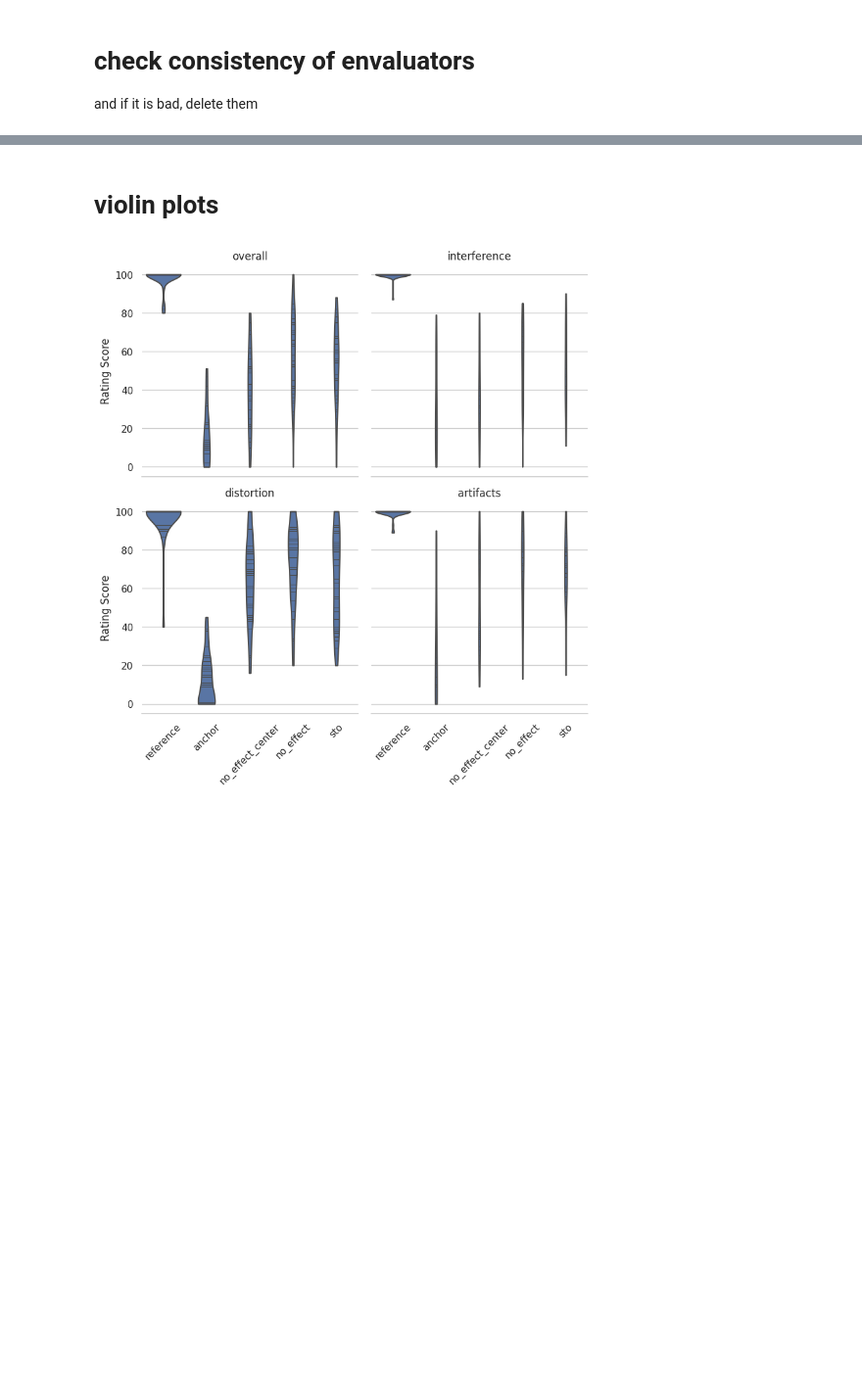
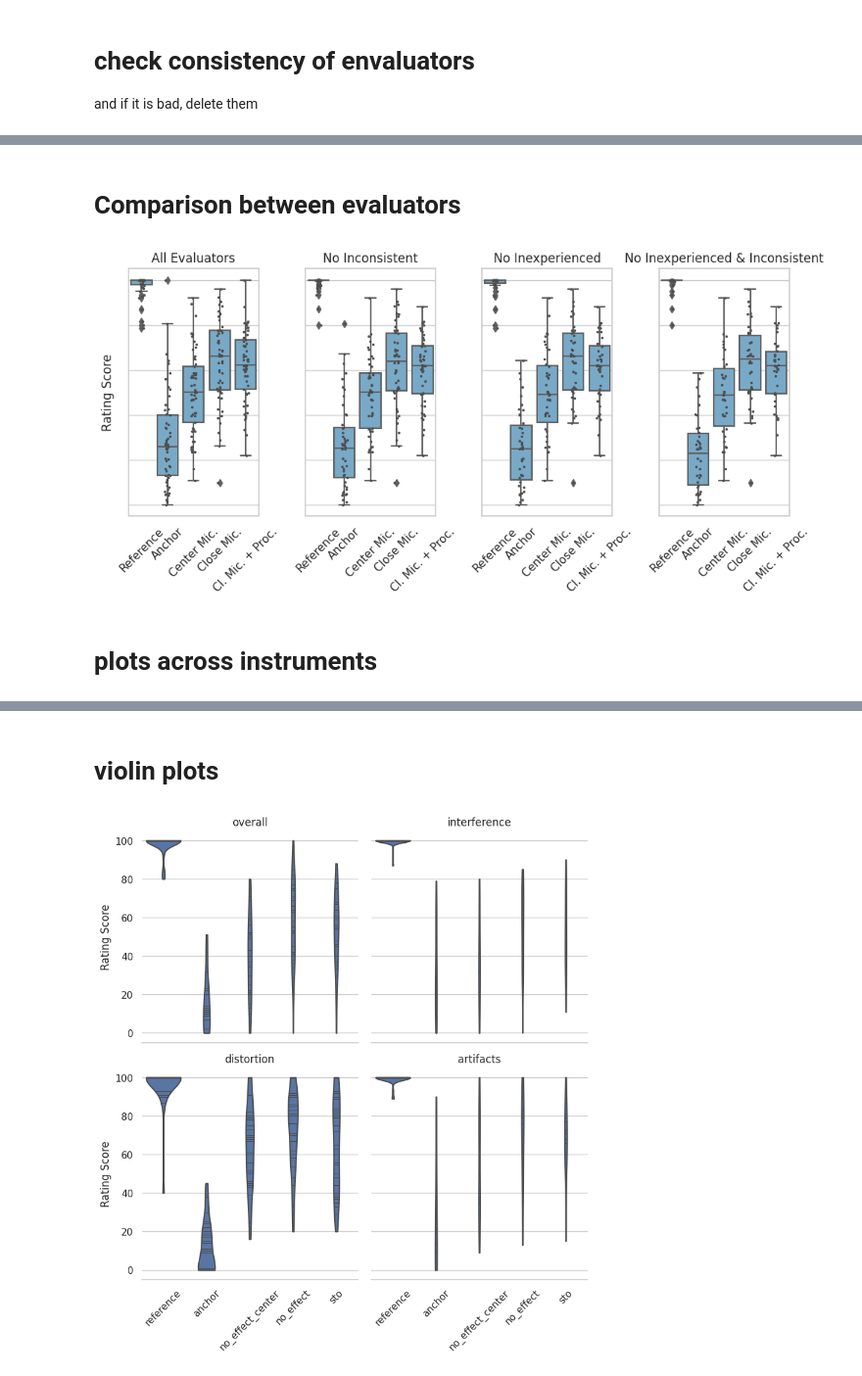
Before and after one commit to PierreChouteau/PAM_P3S, a Jupyter notebook: webmushra_analysis_test.ipynb, the cells around one changed output, grey strips where cells are left out. Shown at 98% size. Cells and saved outputs as stored; diff of their text form; code cells hidden in the pictures; blank space fills up the shorter version.

```diff
--- a/webmushra_analysis_test.ipynb
+++ b/webmushra_analysis_test.ipynb
@@ -197,0 +295,57 @@ come.peladeau@atiam.fr
+# %% [markdown]
+# Comparison between evaluators
+# %%
+def plot_evaluators_comparison_boxplots(data, data_no_inconsistent, data_no_inexperienced, data_no_inexperienced_no_inconsistent,
+                                        save_fig=False, save_path="ratings_boxplot.png", show_fig=False):
+    # Plot the boxplots
+    fig, axs = plt.subplots(ncols=4, figsize=(10,5))
+    sns.set(style="whitegrid")
+    stimuli_order = ['reference', 'anchor', 'no_effect_center', 'no_effect', 'sto']
+    # overall_data = data[data['trial_id'] == 'overall']
+    # sns.boxplot(x='rating_stimulus', y='rating_score', data=overall_data,
+    #             order=stimuli_order, ax=axs[0], palette=sns.color_palette("Blues", 1))
+    # sns.stripplot(x='rating_stimulus', y='rating_score', data=overall_data,
+    #                 order=stimuli_order, color=".3", size=2.5, ax=axs[0])
+
+    for i,d in enumerate([data, data_no_inconsistent, data_no_inexperienced, data_no_inexperienced_no_inconsistent]):
+        d = d[ (d["trial_id"] == "overall") | (d["trial_id"] == "interference") | (d["trial_id"] == "distortion") | (d["trial_id"] == "artifacts")]
+        d = d.groupby(["rating_stimulus", "email", "age", "gender", "musical_training_years"], as_index=False)["rating_score"].mean()
+        sns.set(style="whitegrid")
+        stimuli_order = ['reference', 'anchor', 'no_effect_center', 'no_effect', 'sto']
+        sns.boxplot(x="rating_stimulus", y="rating_score", data=d, order=stimuli_order,ax=axs[i], palette=sns.color_palette("Blues",1))
+        sns.stripplot(x="rating_stimulus", y="rating_score", data=d, order=stimuli_order,ax=axs[i], color=".3", size=2.5)
+
+        # Set the labels
+        axs[i].set_xlabel('')
+        axs[i].set_ylabel('')
+
+        # Set the tick labels
+        axs[i].set_xticklabels(['Reference', 'Anchor', 'Center Mic.' ,'Close Mic.', 'Cl. Mic. + Proc.'], rotation=45)
+        axs[i].set_yticklabels([])
+
+
+    axs[0].set_ylabel('Rating Score')
+    # Set the titles
+    axs[0].set_title('All Evaluators')
+    axs[1].set_title('No Inconsistent')
+    axs[2].set_title('No Inexperienced')
+    axs[3].set_title('No Inexperienced & Inconsistent')
+
+    # tight layout
+    plt.tight_layout()
+
+    # save figure
+    if save_fig:
+        plt.savefig(save_path, dpi=300)
+    if show_fig:
+        plt.show()
+    else:
+        plt.close()
+
+
+plot_evaluators_comparison_boxplots(data, data_no_inconsistent, data_no_inexperienced, data_no_inexperienced_no_inconsistent,
+                                    save_fig=True, save_path='../results/mushra_evaluators_comparison_boxplot.png', show_fig=True)
+# %% [output]
+[figure, added]
+# %% [markdown]
+# plots across instruments
```
Also changed, not shown: parts of 20 cells of this notebook.
